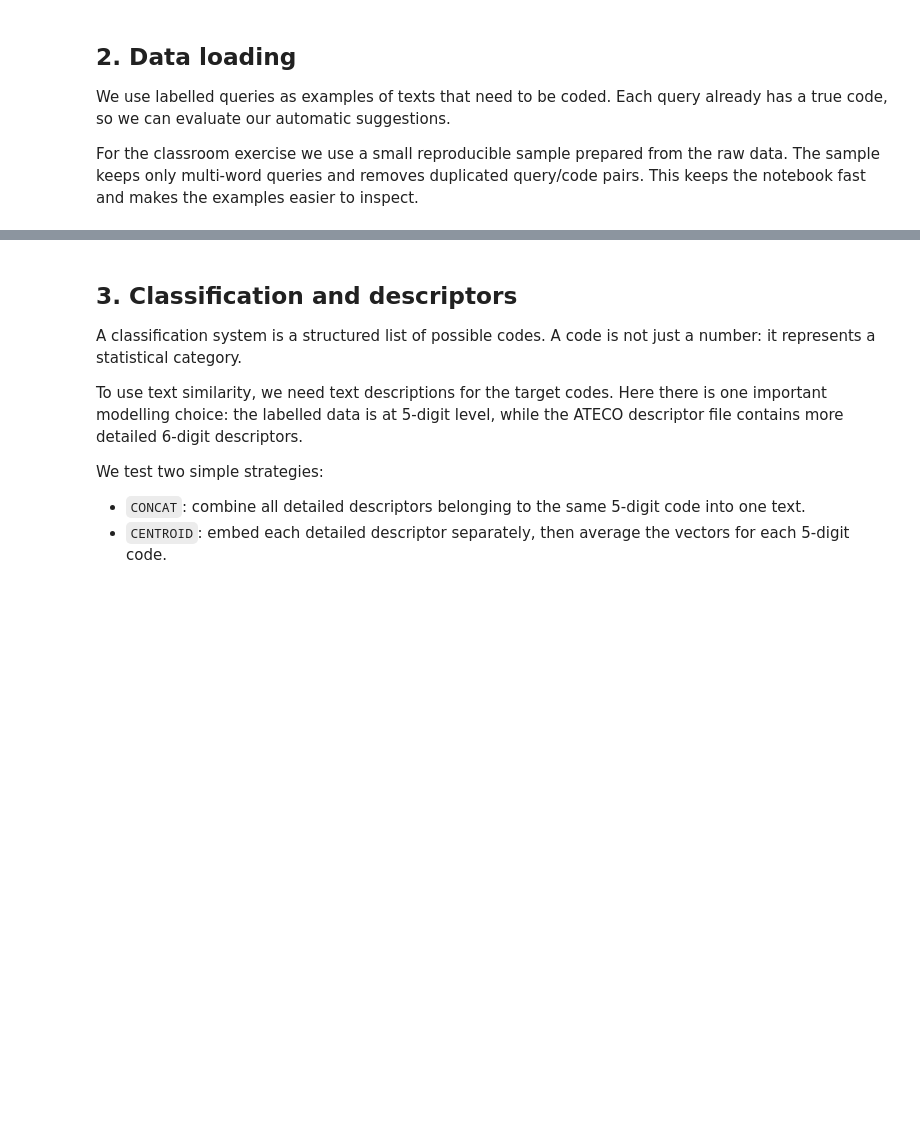
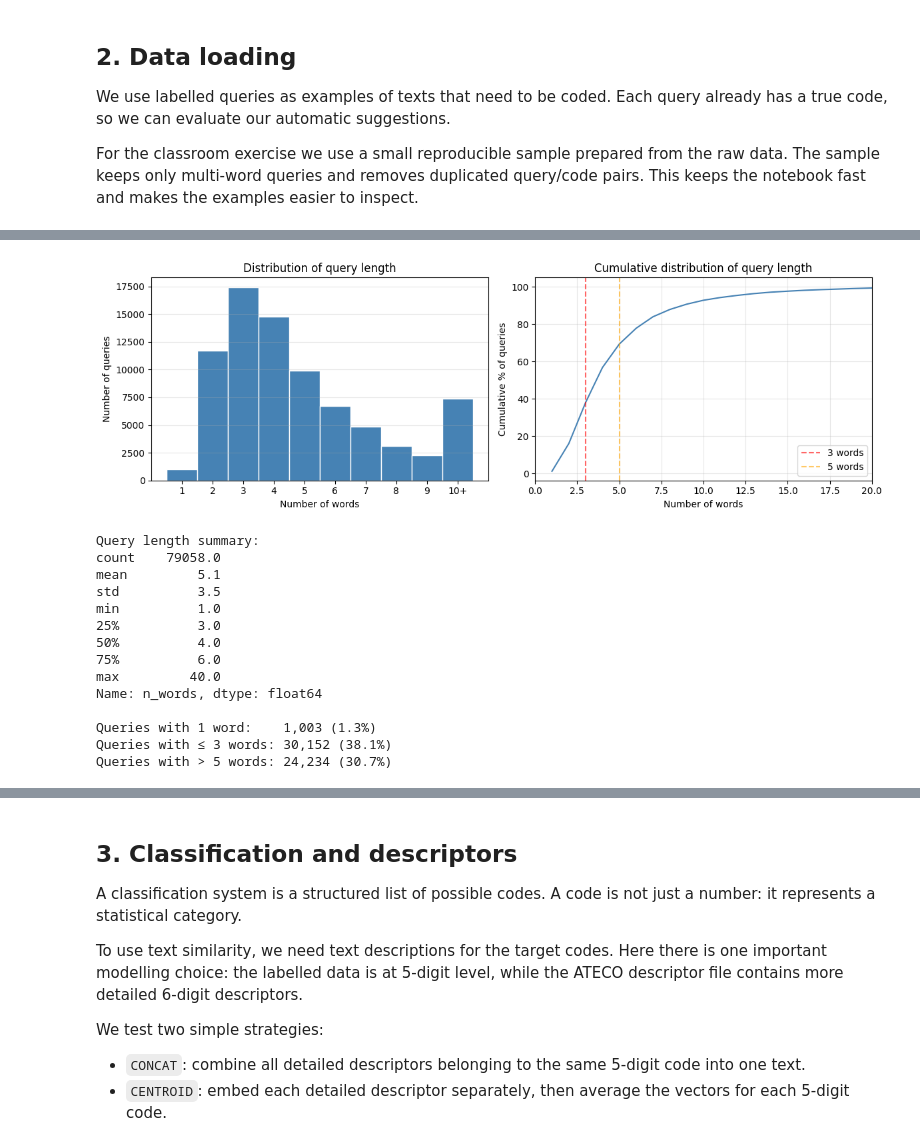
Before and after one commit to istat-methodology/emos-lecture, a Jupyter notebook: notebooks/emos_coding_lab.ipynb, the cells around one changed output, grey strips where cells are left out. Saved outputs shown, nothing was run; the diff lists cells and outputs as text; code cells hidden in the pictures; blank space fills up the shorter version.

```diff
--- a/notebooks/emos_coding_lab.ipynb
+++ b/notebooks/emos_coding_lab.ipynb
@@ -38,0 +148,54 @@ raw_queries.head()
+# %%
+# --- Analysis 1: Overall distribution of query length ---
+
+fig, axes = plt.subplots(1, 2, figsize=(12, 4))
+
+# Left: histogram of n_words
+# We cap at 10 words to keep the chart readable (very long queries are rare)
+capped = raw_queries['n_words'].clip(upper=10)
+axes[0].hist(capped, bins=range(1, 12), align='left', color='steelblue', edgecolor='white')
+axes[0].set_xticks(range(1, 11))
+axes[0].set_xticklabels([str(i) if i < 10 else '10+' for i in range(1, 11)])
+axes[0].set_xlabel('Number of words')
+axes[0].set_ylabel('Number of queries')
+axes[0].set_title('Distribution of query length')
+axes[0].grid(axis='y', alpha=0.3)
+
+# Right: cumulative percentage — helps answer "what fraction of queries are ≤ k words?"
+sorted_lengths = raw_queries['n_words'].sort_values()
+cumulative_pct = (sorted_lengths.rank(method='max') / len(sorted_lengths) * 100)
+axes[1].plot(sorted_lengths.values, cumulative_pct.values, color='steelblue')
+axes[1].axvline(x=3, color='red', linestyle='--', alpha=0.6, label='3 words')
+axes[1].axvline(x=5, color='orange', linestyle='--', alpha=0.6, label='5 words')
+axes[1].set_xlabel('Number of words')
+axes[1].set_ylabel('Cumulative % of queries')
+axes[1].set_title('Cumulative distribution of query length')
+axes[1].set_xlim(0, 20)
+axes[1].legend()
+axes[1].grid(alpha=0.3)
+
+plt.tight_layout()
+plt.show()
+
+# Summary statistics
+print("Query length summary:")
+print(raw_queries['n_words'].describe().round(1))
+print(f"\nQueries with 1 word:    {(raw_queries['n_words'] == 1).sum():,} ({(raw_queries['n_words'] == 1).mean():.1%})")
+print(f"Queries with ≤ 3 words: {(raw_queries['n_words'] <= 3).sum():,} ({(raw_queries['n_words'] <= 3).mean():.1%})")
+print(f"Queries with > 5 words: {(raw_queries['n_words'] > 5).sum():,} ({(raw_queries['n_words'] > 5).mean():.1%})")
+# %% [output]
+[figure, added]
+Query length summary:
+count    79058.0
+mean         5.1
+std          3.5
+min          1.0
+25%          3.0
+50%          4.0
+75%          6.0
+max         40.0
+Name: n_words, dtype: float64
+
+Queries with 1 word:    1,003 (1.3%)
+Queries with ≤ 3 words: 30,152 (38.1%)
+Queries with > 5 words: 24,234 (30.7%)
```
Also changed, not shown: parts of 15 cells of this notebook, 1 other file.
